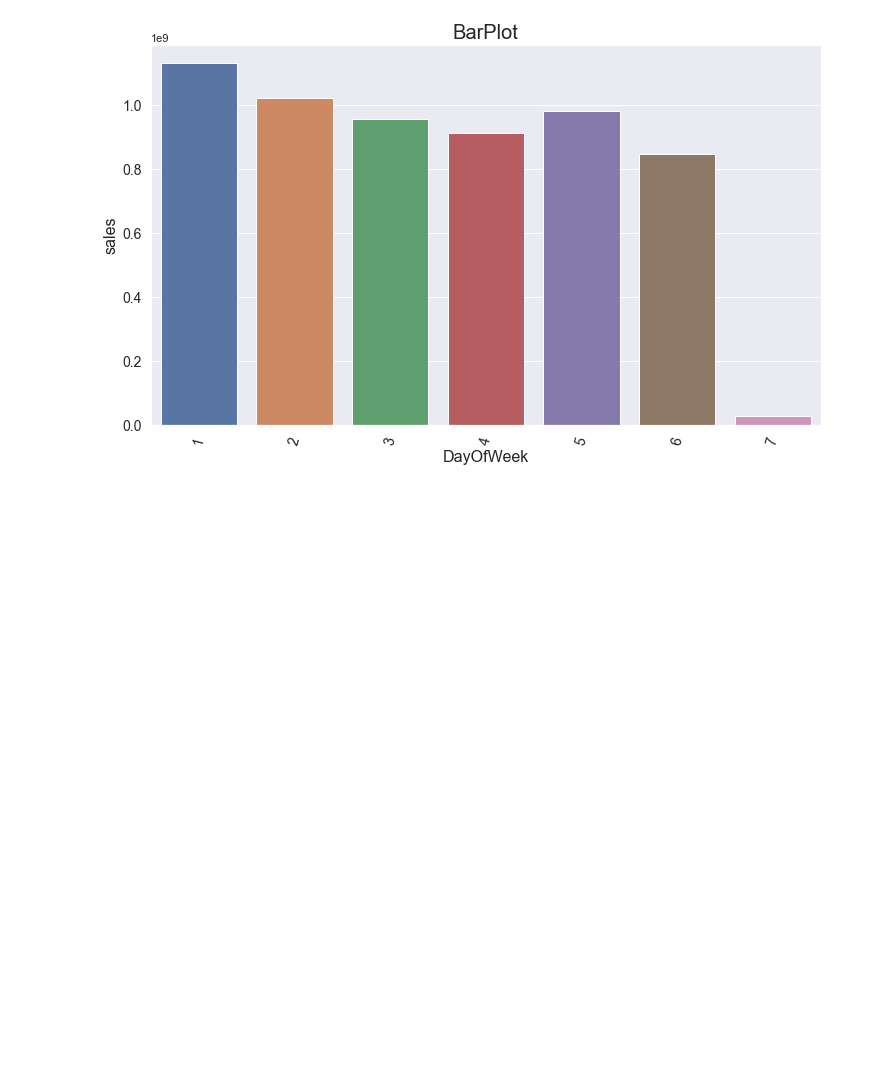
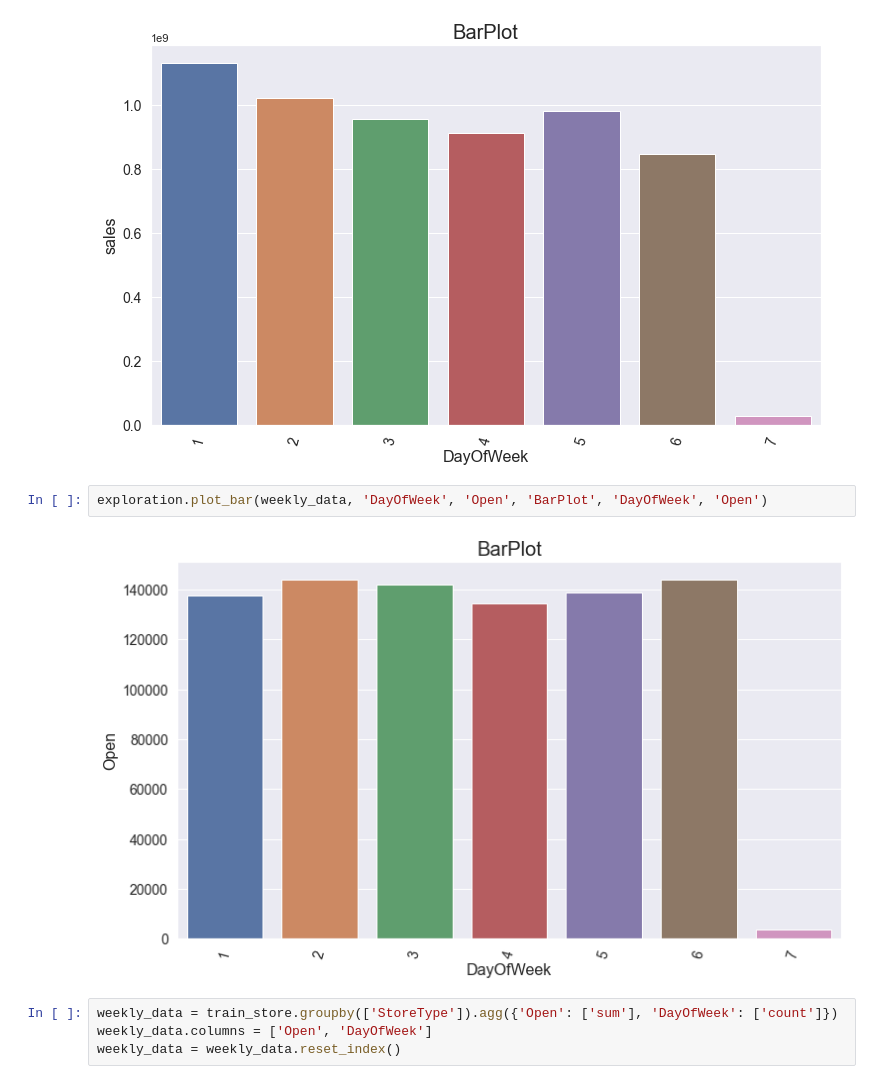
Before and after one commit to michaelgetachew-abebe/Pharmaceutical-Sales-Prediction_Rossmann, a Jupyter notebook: notebooks/explratory_data_analysis.ipynb, the cells around one changed output. Saved outputs shown, nothing was run; the diff lists cells and outputs as text; blank space fills up the shorter version.

```diff
--- a/notebooks/explratory_data_analysis.ipynb
+++ b/notebooks/explratory_data_analysis.ipynb
@@ -610,3 +610,11 @@ exploration.simple_plot_scatter(weekly_data, 'DayOfWeek', 'Open', 'Title')
 exploration.plot_bar(weekly_data, 'DayOfWeek', 'sales', 'BarPlot', 'DayOfWeek', 'sales')
 # %% [output]
 [figure]
+# %%
+exploration.plot_bar(weekly_data, 'DayOfWeek', 'Open', 'BarPlot', 'DayOfWeek', 'Open')
+# %% [output]
+[figure, added]
+# %%
+weekly_data = train_store.groupby(['StoreType']).agg({'Open': ['sum'], 'DayOfWeek': ['count']})
+weekly_data.columns = ['Open', 'DayOfWeek']
+weekly_data = weekly_data.reset_index()
```
Also changed, not shown: parts of 4 cells of this notebook.
